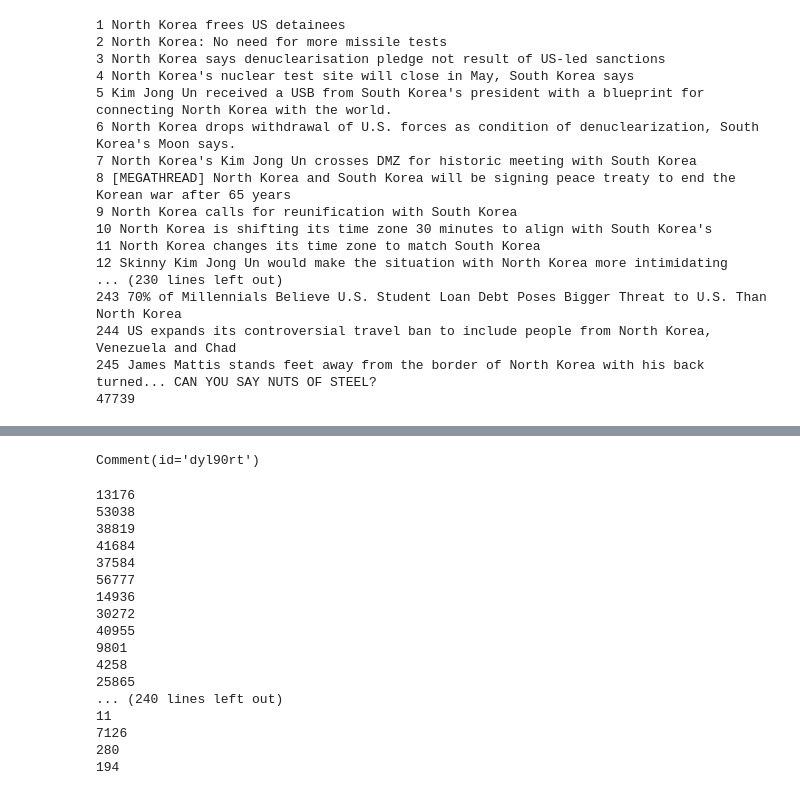
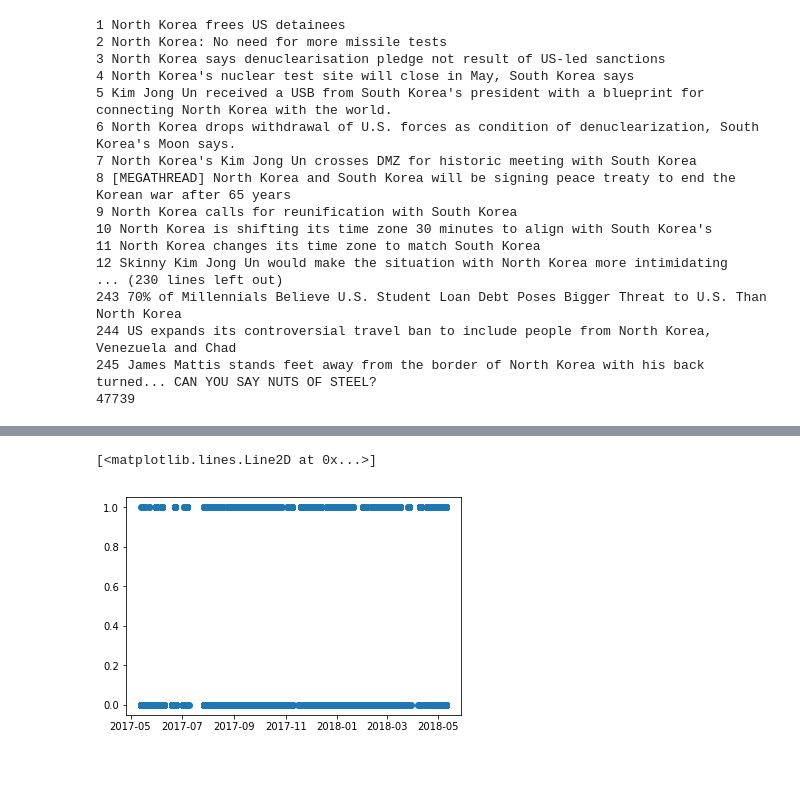
Before and after one commit to avarchy/Final15388, a Jupyter notebook: Project.ipynb, the cells around one changed output, grey strips where cells are left out. Drawn from its saved outputs; the diff is of its cells as text; code cells hidden in the pictures; blank space fills up the shorter version.

Commit message:
got some plotting working badly

```diff
--- a/Project.ipynb
+++ b/Project.ipynb
@@ -100,0 +148,5 @@ results = pd.DataFrame(submissions)
+# %%
+df = results.set_index('created')
+df = df.sort_index()
+df = df.reset_index()
+df
@@ -107,25 +175,6 @@ for submission in reddit.subreddit('learnpython').hot(limit=10):
-# %%
-hots[0].comments[0]
-# %% [output]
-Comment(id='dyl90rt')
-# %%
-for submission in reddit.front.hot(limit=256):
-    print(submission.score)
-# %% [output]
-13176
-53038
-38819
-41684
-37584
-56777
-14936
-30272
-40955
-9801
-4258
-25865
-... (240 lines left out)
-11
-7126
-280
-194
+# %%
+#plt.plot_date(df["created"], df["ups"])
+plt.plot_date(df["created"], df["controversiality"])
+# %% [output]
+[<matplotlib.lines.Line2D at 0x...>]
+[figure, added]
```
Also changed, not shown: parts of 8 cells of this notebook, 2 other files.
